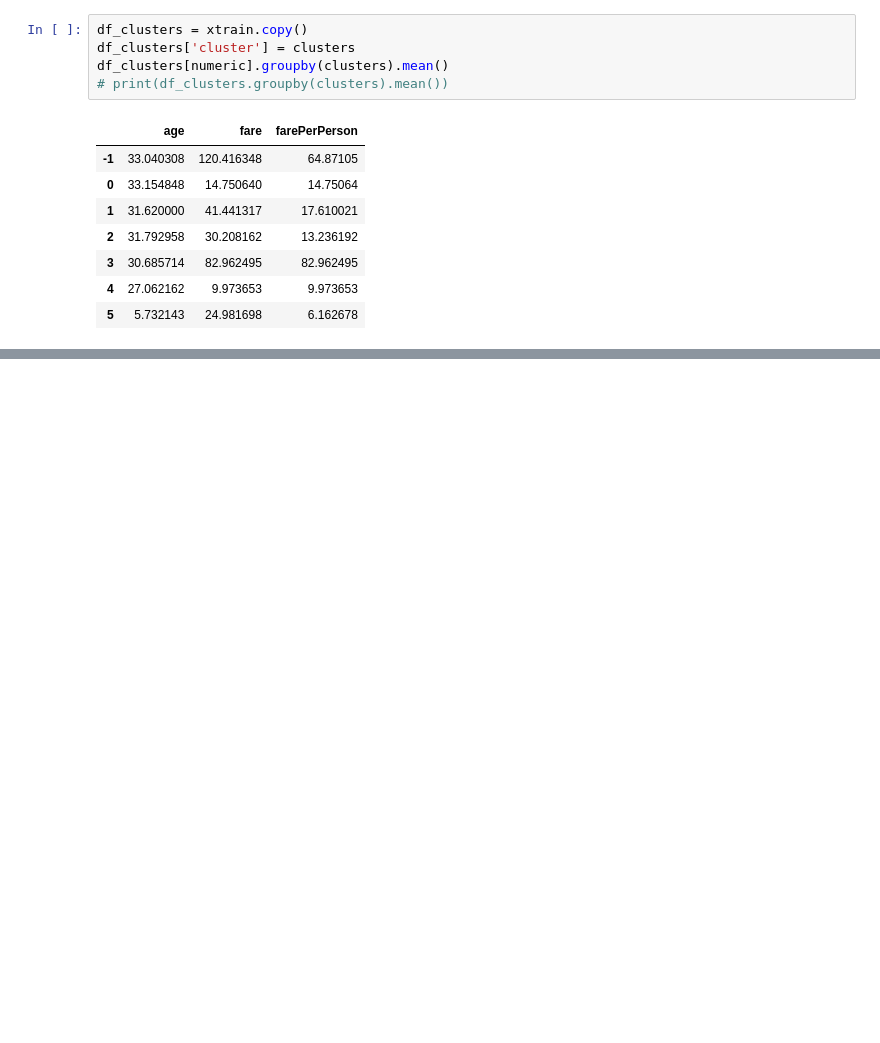
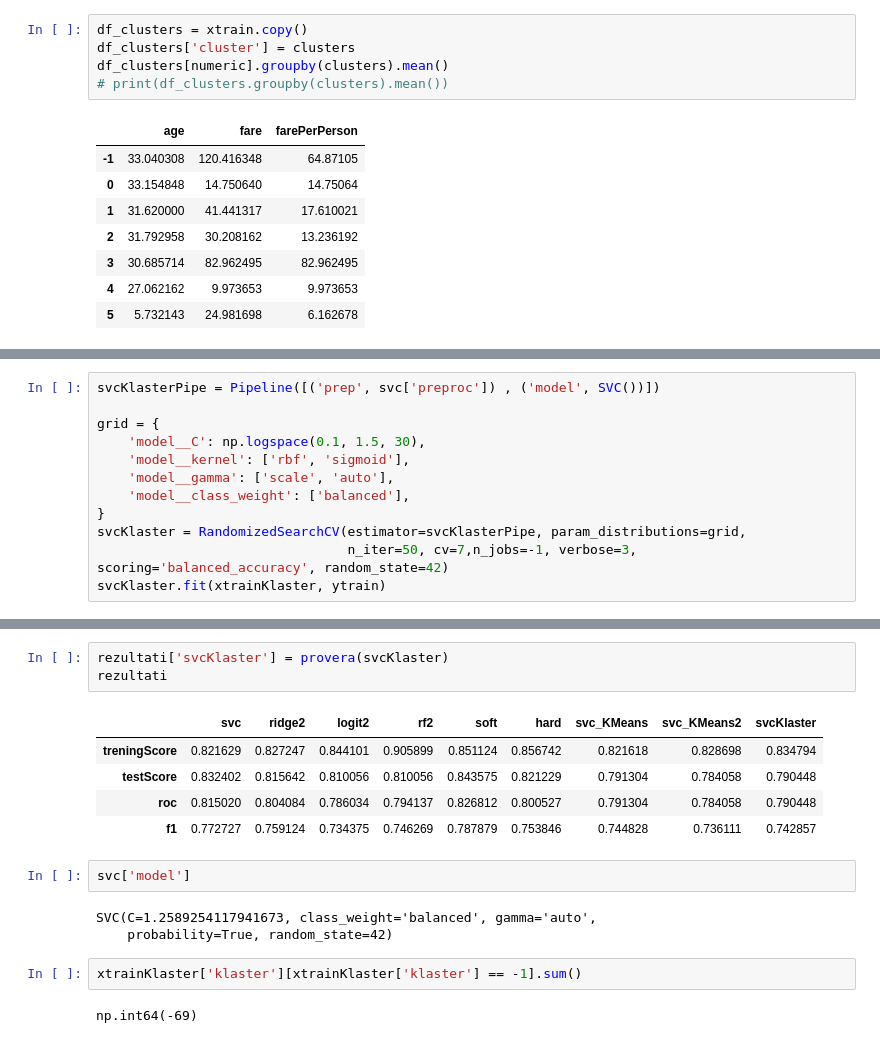
Before and after one commit to BogdanSliskovic/ML, a Jupyter notebook: Titanik.ipynb, the cells around one changed output, grey strips where cells are left out. Cells and saved outputs as stored; diff of their text form; blank space fills up the shorter version.

```diff
--- a/Titanik.ipynb
+++ b/Titanik.ipynb
@@ -1813,0 +1857,12 @@ plt.show()
+# %%
+svcKlasterPipe = Pipeline([('prep', svc['preproc']) , ('model', SVC())])
+
+grid = {
+    'model__C': np.logspace(0.1, 1.5, 30),
+    'model__kernel': ['rbf', 'sigmoid'],
+    'model__gamma': ['scale', 'auto'],
+    'model__class_weight': ['balanced'],
+}
+svcKlaster = RandomizedSearchCV(estimator=svcKlasterPipe, param_distributions=grid,
+                                n_iter=50, cv=7,n_jobs=-1, verbose=3, scoring='balanced_accuracy', random_state=42)
+svcKlaster.fit(xtrainKlaster, ytrain)
@@ -1813,0 +1888,18 @@ plt.show()
+# %%
+rezultati['svcKlaster'] = provera(svcKlaster)
+rezultati
+# %% [output]
+|  | svc | ridge2 | logit2 | rf2 | soft | hard | svc_KMeans | svc_KMeans2 | svcKlaster |
+| treningScore | 0.821629 | 0.827247 | 0.844101 | 0.905899 | 0.851124 | 0.856742 | 0.821618 | 0.828698 | 0.834794 |
+| testScore | 0.832402 | 0.815642 | 0.810056 | 0.810056 | 0.843575 | 0.821229 | 0.791304 | 0.784058 | 0.790448 |
+| roc | 0.815020 | 0.804084 | 0.786034 | 0.794137 | 0.826812 | 0.800527 | 0.791304 | 0.784058 | 0.790448 |
+| f1 | 0.772727 | 0.759124 | 0.734375 | 0.746269 | 0.787879 | 0.753846 | 0.744828 | 0.736111 | 0.742857 |
+# %%
+svc['model']
+# %% [output]
+SVC(C=1.2589254117941673, class_weight='balanced', gamma='auto',
+    probability=True, random_state=42)
+# %%
+xtrainKlaster['klaster'][xtrainKlaster['klaster'] == -1].sum()
+# %% [output]
+np.int64(-69)
```
Also changed, not shown: parts of 30 cells of this notebook.
